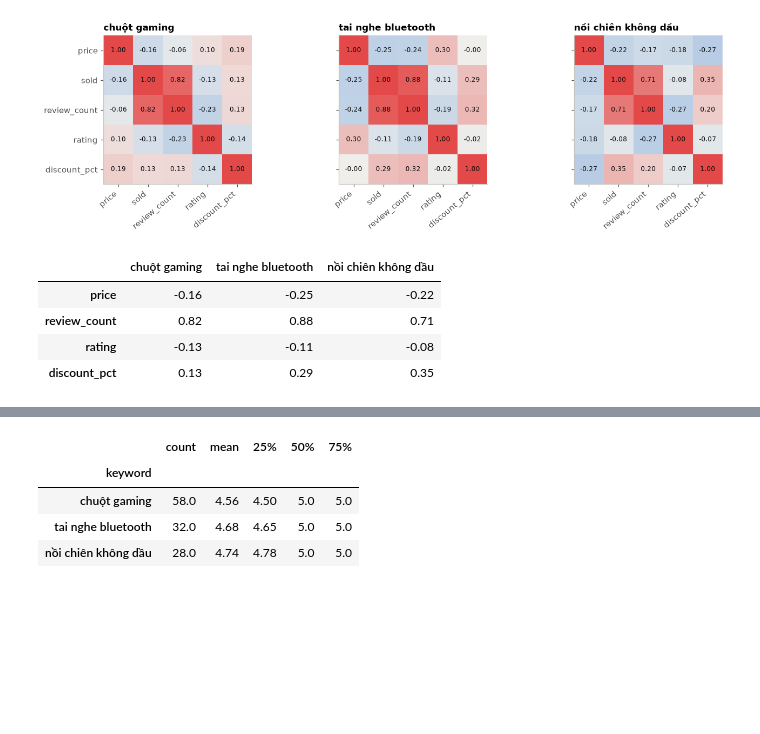
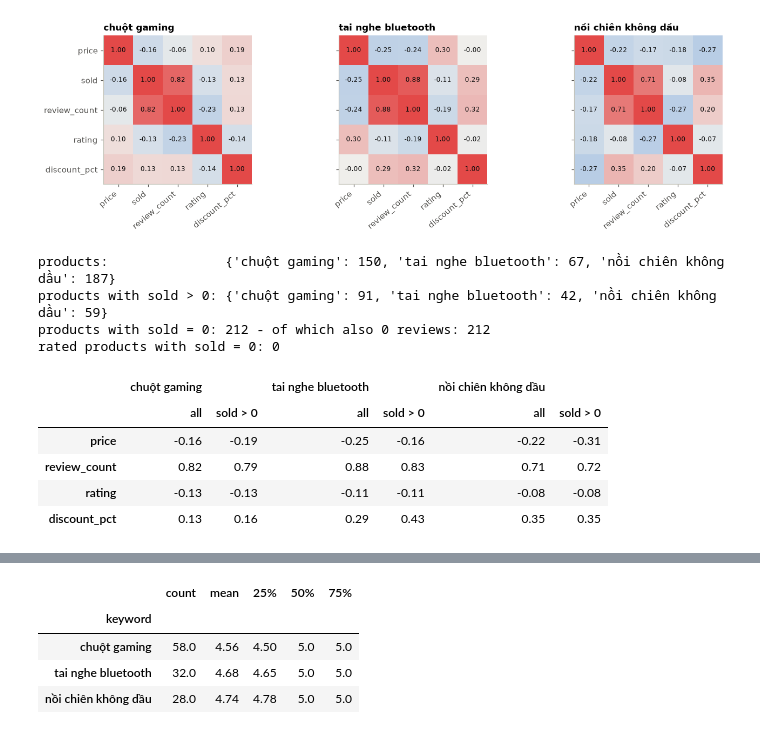
Before and after one commit to NamAnh-dev/Web-Crawler-for-E-commerce-Prices, a Jupyter notebook: notebooks/02_price_analysis.ipynb, the cells around one changed output, grey strips where cells are left out. Cells and saved outputs as stored; diff of their text form; code cells hidden in the pictures; blank space fills up the shorter version.

```diff
--- a/notebooks/02_price_analysis.ipynb
+++ b/notebooks/02_price_analysis.ipynb
@@ -402,11 +402,33 @@ plt.tight_layout()
 # %% [output]
 [figure]
 # %%
-pd.DataFrame({keyword: matrix["sold"].drop("sold") for keyword, matrix in corr.items()}).round(2)
+# Correlation with units sold, on all products and only on products that sold at least once:
+# many products have 0 sold and 0 reviews, and such a block of ties can inflate a rank correlation.
+def correlation_with_sold(data):
+    """Spearman rho between units sold and each other column."""
+    return data[columns].corr(method="spearman")["sold"].drop("sold")
+
+
+results = {}
+for keyword, group in normal.groupby("keyword", sort=False):
+    results[(keyword, "all")] = correlation_with_sold(group)
+    results[(keyword, "sold > 0")] = correlation_with_sold(group[group["sold"] > 0])
+
+print("products:              ", normal.groupby("keyword", sort=False).size().to_dict())
+print("products with sold > 0:", normal[normal["sold"] > 0].groupby("keyword", sort=False).size().to_dict())
+print("products with sold = 0:", int((normal["sold"] == 0).sum()),
+      "- of which also 0 reviews:", int(((normal["sold"] == 0) & (normal["review_count"] == 0)).sum()))
+print("rated products with sold = 0:", int((normal["rating"].notna() & (normal["sold"] == 0)).sum()))
+pd.DataFrame(results).round(2)
 # %% [output]
+products:               {'chuột gaming': 150, 'tai nghe bluetooth': 67, 'nồi chiên không dầu': 187}
+products with sold > 0: {'chuột gaming': 91, 'tai nghe bluetooth': 42, 'nồi chiên không dầu': 59}
+products with sold = 0: 212 - of which also 0 reviews: 212
+rated products with sold = 0: 0
-|  | chuột gaming | tai nghe bluetooth | nồi chiên không dầu |
-| price | -0.16 | -0.25 | -0.22 |
-| review_count | 0.82 | 0.88 | 0.71 |
-| rating | -0.13 | -0.11 | -0.08 |
-| discount_pct | 0.13 | 0.29 | 0.35 |
+|  | chuột gaming |  | tai nghe bluetooth |  | nồi chiên không dầu |  |
+|  | all | sold > 0 | all | sold > 0 | all | sold > 0 |
+| price | -0.16 | -0.19 | -0.25 | -0.16 | -0.22 | -0.31 |
+| review_count | 0.82 | 0.79 | 0.88 | 0.83 | 0.71 | 0.72 |
+| rating | -0.13 | -0.13 | -0.11 | -0.11 | -0.08 | -0.08 |
+| discount_pct | 0.13 | 0.16 | 0.29 | 0.43 | 0.35 | 0.35 |
 # %% [markdown]
```
Also changed, not shown: parts of 1 cell of this notebook.
